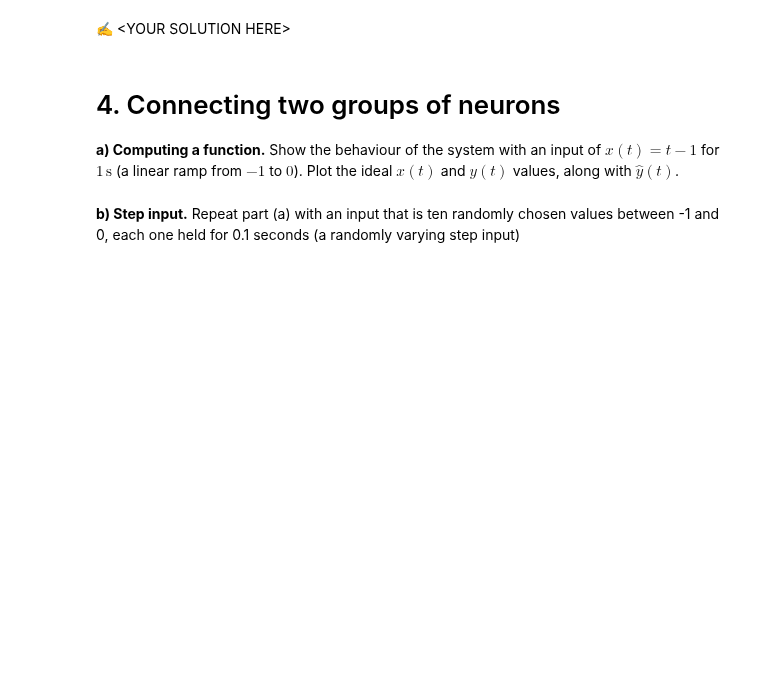
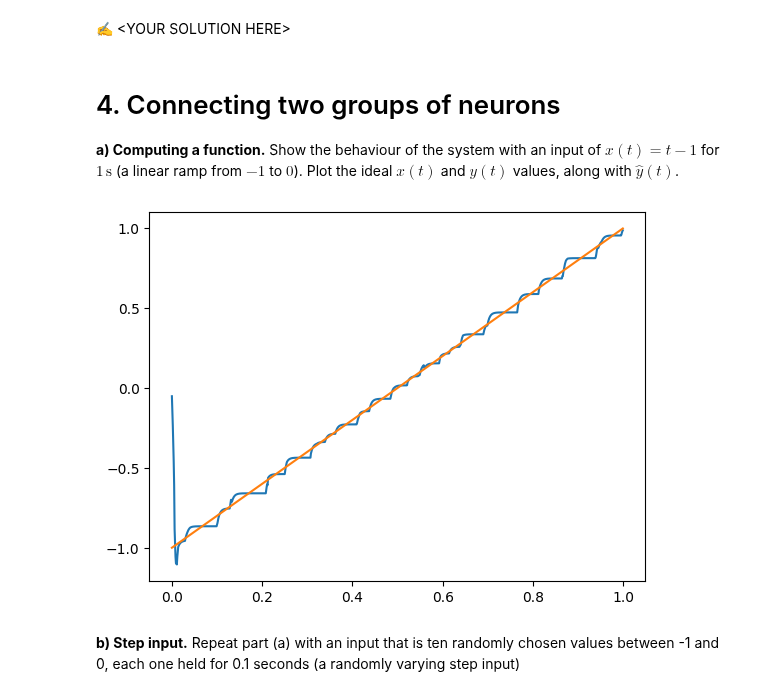
Before and after one commit to joshzwiebel/syde556-f22, a Jupyter notebook: assignments/assignment_03/syde556_assignment_03_template.ipynb, the cells around one changed output. Drawn from its saved outputs; the diff is of its cells as text; code cells hidden in the pictures; blank space fills up the shorter version.

```diff
--- a/assignments/assignment_03/syde556_assignment_03_template.ipynb
+++ b/assignments/assignment_03/syde556_assignment_03_template.ipynb
@@ -341,2 +336,68 @@ The plot is linear on the loglog plot showing how the error decreases proportion
+# %%
+def linear_ramp(t):
+	return t-1
+def funct_to_compute(t):
+	return 2*t+1
+
+def get_spikes_rad_1(input_signal, num_neurons, dt=0.001, t0=0, tf=1, trc=0.02, tref=0.002):
+	x_input = np.tile(input_signal, (num_neurons, 1))
+	t = np.arange(t0, tf, dt)
+	a_max = np.random.uniform(-1, 1, num_neurons)
+	zeta = np.random.uniform(-2, 2, num_neurons)
+	e = np.random.choice([-1, 1], num_neurons)
+	q = (1 - np.exp((tref * a_max - 1) / (a_max * trc))) ** -1 - 1
+	alpha = q / (1 - zeta)
+	J_bias = 1 - zeta * q / (1 - zeta)
+	temp = alpha * x_input.T
+	temp = temp * e
+	J_vals = (temp + J_bias).T
+	volts = np.zeros(J_vals.shape)
+	rasterplot = np.zeros(J_vals.shape)
+	wait = 0
+	last_spike = -2
+	for i, J in enumerate(J_vals):
+		if i == 0:
+			volts[i] = 0 + dt * (J - 0) / trc
+		else:
+			volts[i] = volts[i - 1] + dt * (J - volts[i - 1]) / trc  # if volts[i-1] + dt*(J - volts[i-1])/trc>0 else 0
+		volts[i] = np.where((i - last_spike) < 2, 0, volts[i])  #TODO come back to this
+		last_spike = np.where(volts[i] > 1, i, last_spike)
+		volts[i] = np.where(volts[i] > 1, 2, volts[i])
+		volts[i] = np.where(volts[i] < 0, 0, volts[i])
+		rasterplot[i] = np.where(volts[i] > 1, 1, 0)
+
+	return t, input_signal, rasterplot, volts
+
+
+def q4_a():
+	t = np.arange(0, 1, 0.001)
+	x_orig = linear_ramp(t)
+	t, input, total_spikes, volts = get_spikes_random_neurons(x_orig, 200)
+	h = post_synaptic_current(np.arange(0, 1, 0.001))
+	A = np.zeros(total_spikes.shape)
+	for i, row in enumerate(total_spikes):
+		A[i] = convolution(row, h)
+	func_input = funct_to_compute(input)
+	D, A = compute_decoder_noise(A, func_input)
+	xhat = np.dot(D, A)
+	t, input, total_spikes, volts = get_spikes_random_neurons(xhat, 200)
+	h = post_synaptic_current(np.arange(0, 1, 0.001))
+	A = np.zeros(total_spikes.shape)
+	for i, row in enumerate(total_spikes):
+		A[i] = convolution(row, h)
+	D, A = compute_decoder_noise(A, input)
+	xhat = np.dot(D, A)
+	plt.plot(t, xhat)
+	# plt.plot(t, x_orig)
+	# plt.plot(t, funct_to_compute(t))
+	plt.plot(t,funct_to_compute(x_orig))
+
+
+
+
+
+q4_a()
+# %% [output]
+[figure, added]
 # %% [markdown]
 **b) Step input.** Repeat part (a) with an input that is ten randomly chosen values between -1 and 0, each one held for 0.1 seconds (a randomly varying step input)
```
Also changed, not shown: parts of 14 cells of this notebook.
